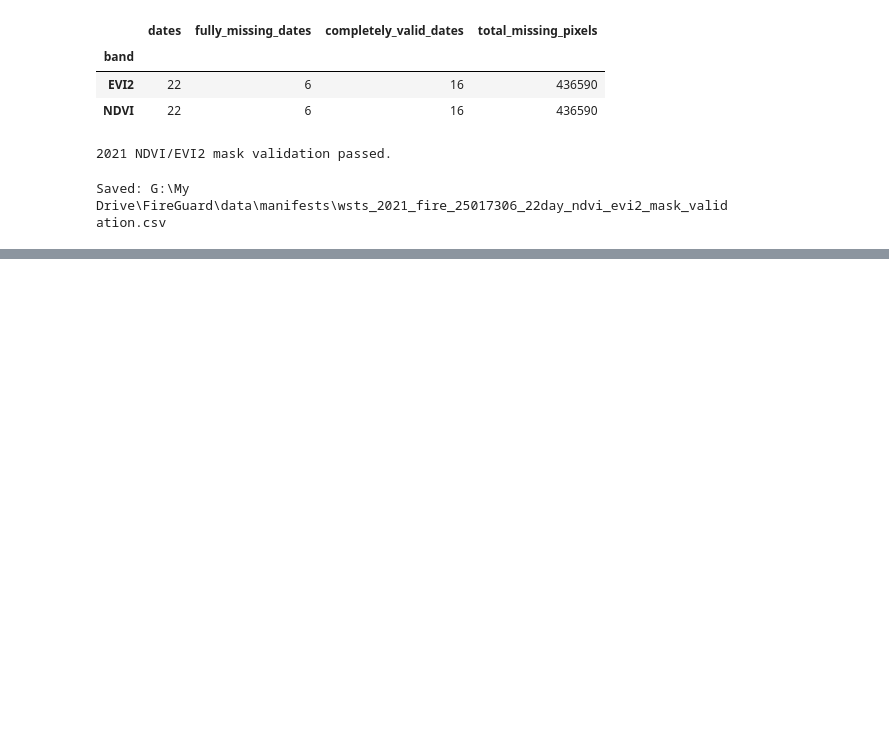
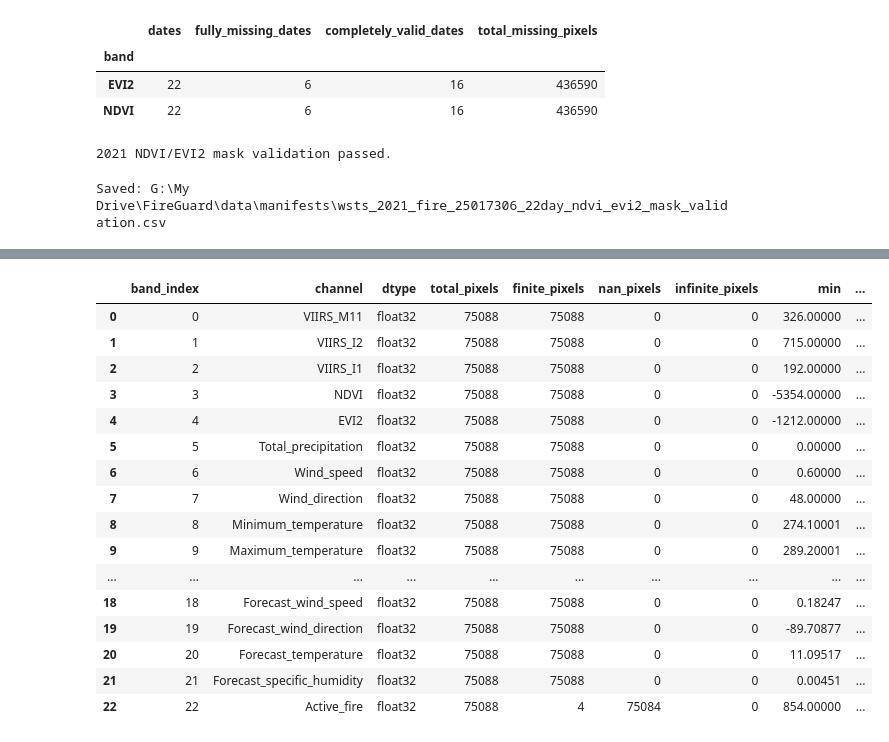
Before and after one commit to TheCodeCipher/fireguard, a Jupyter notebook: notebooks/wsts_eda.ipynb, the cells around one changed output, grey strips where cells are left out. Drawn from its saved outputs; the diff is of its cells as text; code cells hidden in the pictures; blank space fills up the shorter version.

Commit message:
Document event-wide WSTS active-fire audit

```diff
--- a/notebooks/wsts_eda.ipynb
+++ b/notebooks/wsts_eda.ipynb
@@ -3169,0 +3236,18 @@ Saved: G:\My Drive\FireGuard\data\manifests\wsts_2021_fire_25017306_22day_ndvi_e
+# %%
+from pathlib import Path
+
+import numpy as np
+import pandas as pd
+import rasterio
+
+sample_event_dir = (
+    DATA_ROOT / "2018" / "fire_21458798"
+)
+
+sample_tiffs = sorted(sample_event_dir.glob("*.tif"))
+
+assert len(sample_tiffs) > 0, "No TIFF files found"
+
+sample_tiff = sample_tiffs[0]
+
+print("Sample TIFF:", sample_tiff)
@@ -3169,0 +3284,61 @@ Saved: G:\My Drive\FireGuard\data\manifests\wsts_2021_fire_25017306_22day_ndvi_e
+# %%
+records = []
+
+with rasterio.open(sample_tiff) as src:
+
+    print("Raster dimensions:", src.height, src.width)
+    print("Band count:", src.count)
+    print("CRS:", src.crs)
+    print("Resolution:", src.res)
+    print("Dtype:", src.dtypes)
+    print("Nodata metadata:", src.nodata)
+
+    assert src.count == 23
+
+    for band_index, channel_name in enumerate(raw_channels, start=1):
+
+        arr = src.read(band_index)
+
+        valid = arr[np.isfinite(arr)]
+
+        if valid.size:
+            records.append({
+                "band_index": band_index - 1,
+                "channel": channel_name,
+                "dtype": str(arr.dtype),
+                "total_pixels": arr.size,
+                "finite_pixels": valid.size,
+                "nan_pixels": int(np.isnan(arr).sum()),
+                "infinite_pixels": int(np.isinf(arr).sum()),
+                "min": float(valid.min()),
+                "p01": float(np.percentile(valid, 1)),
+                "p25": float(np.percentile(valid, 25)),
+                "median": float(np.median(valid)),
+                "p75": float(np.percentile(valid, 75)),
+                "p99": float(np.percentile(valid, 99)),
+                "max": float(valid.max()),
+                "unique_values": int(np.unique(valid).size),
+            })
+        else:
+            records.append({
+                "band_index": band_index - 1,
+                "channel": channel_name,
+                "dtype": str(arr.dtype),
+                "total_pixels": arr.size,
+                "finite_pixels": 0,
+                "nan_pixels": int(np.isnan(arr).sum()),
+                "infinite_pixels": int(np.isinf(arr).sum()),
+                "min": np.nan,
+                "p01": np.nan,
+                "p25": np.nan,
+                "median": np.nan,
+                "p75": np.nan,
+                "p99": np.nan,
+                "max": np.nan,
+                "unique_values": 0,
+            })
+
+raw_channel_stats = pd.DataFrame(records)
+
+display(raw_channel_stats.round(5))
+# %% [output]
@@ -3169,0 +3351,17 @@ Saved: G:\My Drive\FireGuard\data\manifests\wsts_2021_fire_25017306_22day_ndvi_e
+|  | band_index | channel | dtype | total_pixels | finite_pixels | nan_pixels | infinite_pixels | min | ... |
+| 0 | 0 | VIIRS_M11 | float32 | 75088 | 75088 | 0 | 0 | 326.00000 | ... |
+| 1 | 1 | VIIRS_I2 | float32 | 75088 | 75088 | 0 | 0 | 715.00000 | ... |
+| 2 | 2 | VIIRS_I1 | float32 | 75088 | 75088 | 0 | 0 | 192.00000 | ... |
+| 3 | 3 | NDVI | float32 | 75088 | 75088 | 0 | 0 | -5354.00000 | ... |
+| 4 | 4 | EVI2 | float32 | 75088 | 75088 | 0 | 0 | -1212.00000 | ... |
+| 5 | 5 | Total_precipitation | float32 | 75088 | 75088 | 0 | 0 | 0.00000 | ... |
+| 6 | 6 | Wind_speed | float32 | 75088 | 75088 | 0 | 0 | 0.60000 | ... |
+| 7 | 7 | Wind_direction | float32 | 75088 | 75088 | 0 | 0 | 48.00000 | ... |
+| 8 | 8 | Minimum_temperature | float32 | 75088 | 75088 | 0 | 0 | 274.10001 | ... |
+| 9 | 9 | Maximum_temperature | float32 | 75088 | 75088 | 0 | 0 | 289.20001 | ... |
+| ... | ... | ... | ... | ... | ... | ... | ... | ... | ... |
+| 18 | 18 | Forecast_wind_speed | float32 | 75088 | 75088 | 0 | 0 | 0.18247 | ... |
+| 19 | 19 | Forecast_wind_direction | float32 | 75088 | 75088 | 0 | 0 | -89.70877 | ... |
+| 20 | 20 | Forecast_temperature | float32 | 75088 | 75088 | 0 | 0 | 11.09517 | ... |
+| 21 | 21 | Forecast_specific_humidity | float32 | 75088 | 75088 | 0 | 0 | 0.00451 | ... |
+| 22 | 22 | Active_fire | float32 | 75088 | 4 | 75084 | 0 | 854.00000 | ... |
```
Also changed, not shown: parts of 23 cells of this notebook, 1 other file.
